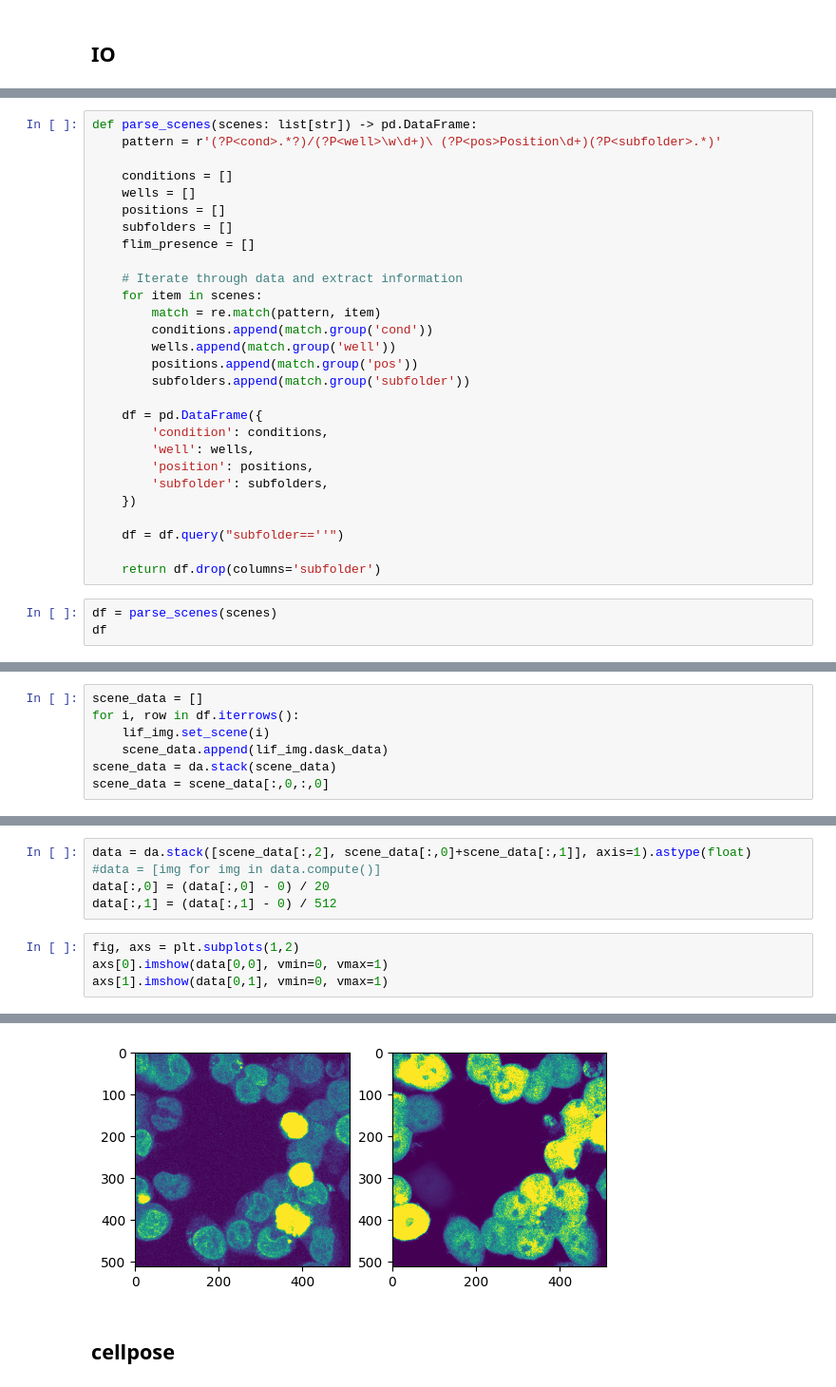
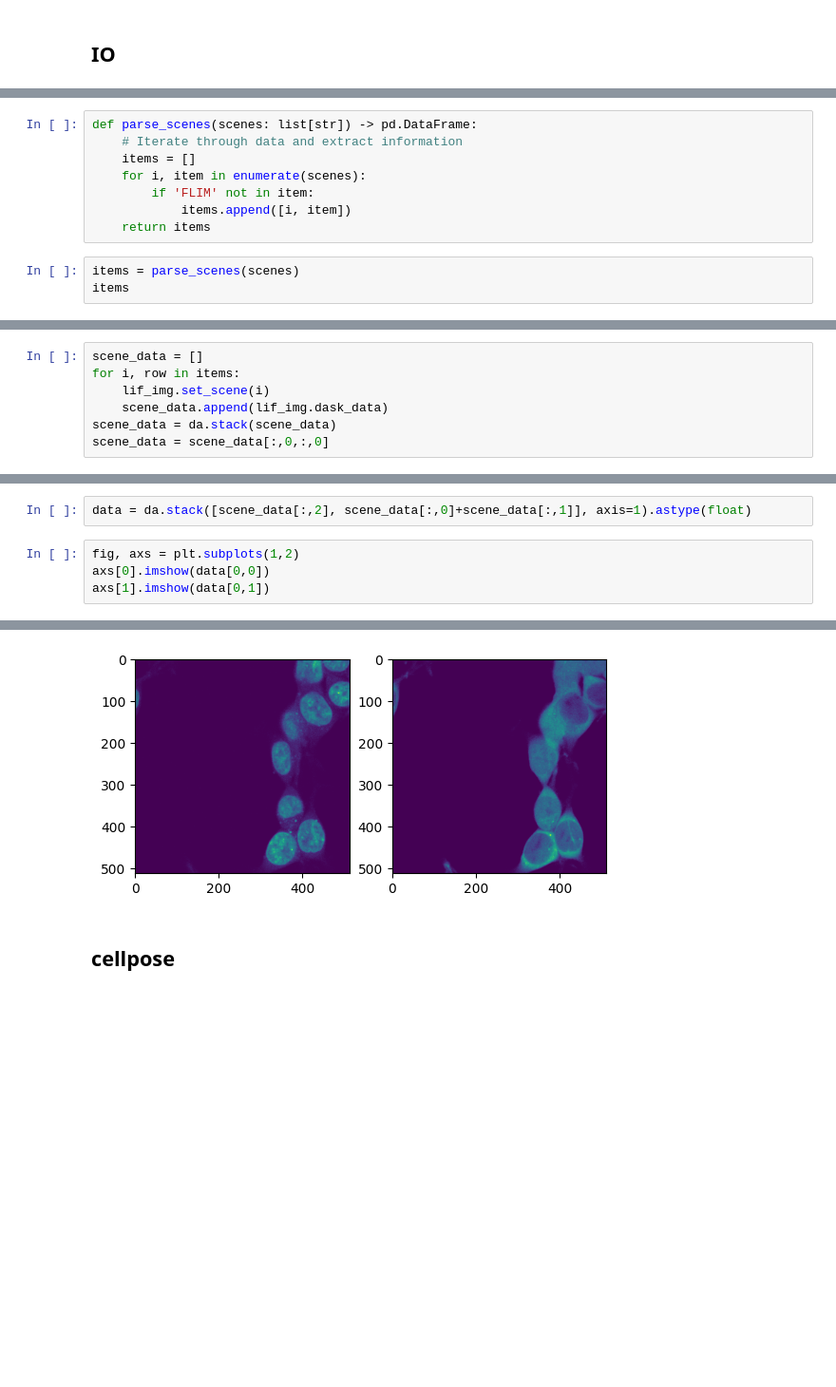
Before and after one commit to fstur/21_Boyman, a Jupyter notebook: notebooks/segment.ipynb, the cells around one changed output, grey strips where cells are left out. Shown: that part at 95% size. Cells and saved outputs as stored; diff of their text form; blank space fills up the shorter version.

```diff
--- a/notebooks/segment.ipynb
+++ b/notebooks/segment.ipynb
@@ -46,32 +48,12 @@ scenes
 # %%
 def parse_scenes(scenes: list[str]) -> pd.DataFrame:
-    pattern = r'(?P<cond>.*?)/(?P<well>\w\d+)\ (?P<pos>Position\d+)(?P<subfolder>.*)'
-
-    conditions = []
-    wells = []
-    positions = []
-    subfolders = []
-    flim_presence = []
-
     # Iterate through data and extract information
-    for item in scenes:
-        match = re.match(pattern, item)
-        conditions.append(match.group('cond'))
-        wells.append(match.group('well'))
-        positions.append(match.group('pos'))
-        subfolders.append(match.group('subfolder'))
-
-    df = pd.DataFrame({
-        'condition': conditions,
-        'well': wells,
-        'position': positions,
-        'subfolder': subfolders,
-    })
-
-    df = df.query("subfolder==''")
-
-    return df.drop(columns='subfolder')
+    items = []
+    for i, item in enumerate(scenes):
+        if 'FLIM' not in item:
+            items.append([i, item])
+    return items
 # %%
-df = parse_scenes(scenes)
-df
+items = parse_scenes(scenes)
+items
 # %% [output]
@@ -95,6 +77,6 @@ df
 # %%
 scene_data = []
-for i, row in df.iterrows():
+for i, row in items:
     lif_img.set_scene(i)
     scene_data.append(lif_img.dask_data)
 scene_data = da.stack(scene_data)
@@ -111,15 +99,12 @@ plt.imshow(scene_data[0,2].compute())
 # %%
 data = da.stack([scene_data[:,2], scene_data[:,0]+scene_data[:,1]], axis=1).astype(float)
-#data = [img for img in data.compute()]
-data[:,0] = (data[:,0] - 0) / 20
-data[:,1] = (data[:,1] - 0) / 512
 # %%
 fig, axs = plt.subplots(1,2)
-axs[0].imshow(data[0,0], vmin=0, vmax=1)
-axs[1].imshow(data[0,1], vmin=0, vmax=1)
+axs[0].imshow(data[0,0])
+axs[1].imshow(data[0,1])
 # %% [output]
 <matplotlib.image.AxesImage at 0x...>
-[figure, old version]
+[figure, new version]
 # %% [markdown]
 ## cellpose
 # %%
```
Also changed, not shown: parts of 44 cells of this notebook.
